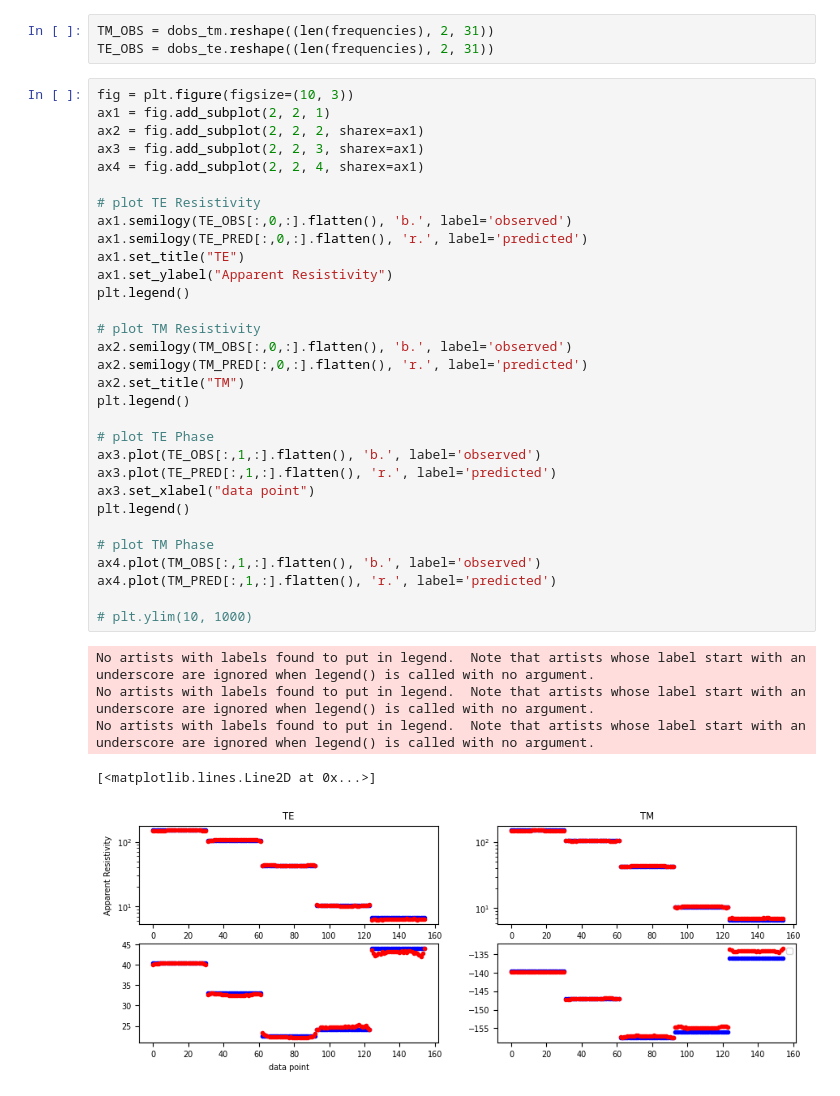
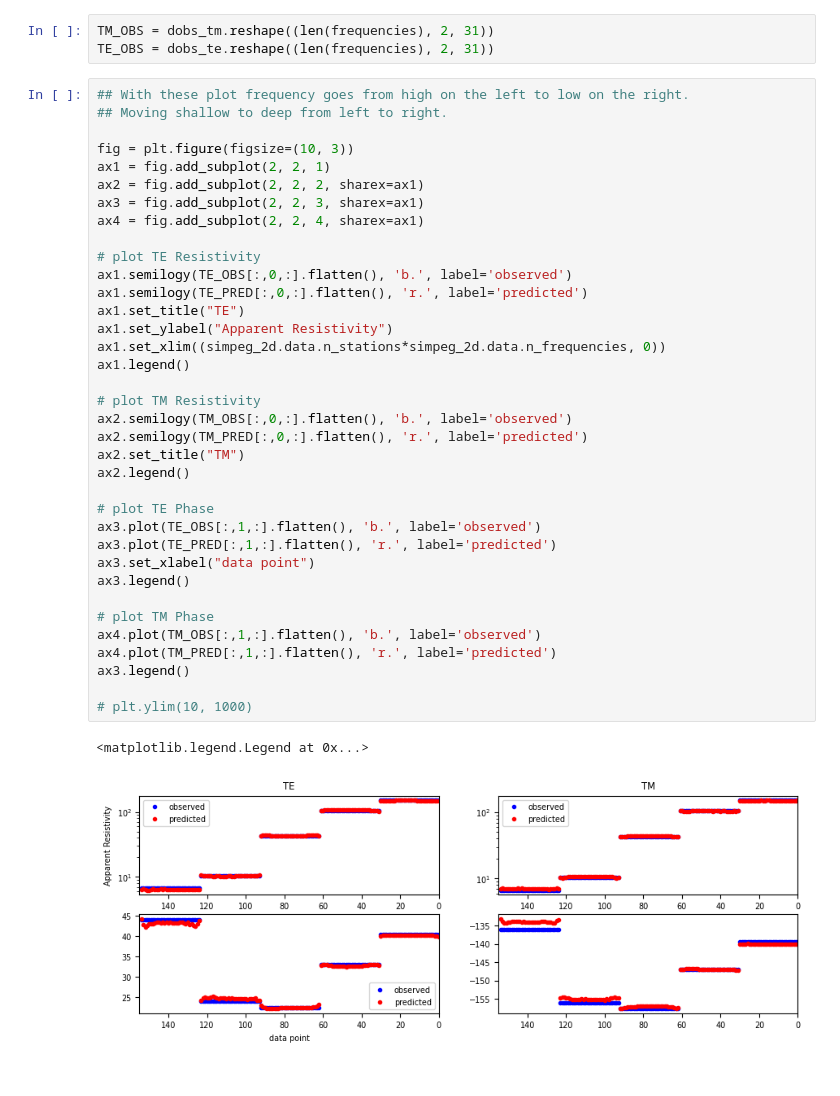
Before and after one commit to simpeg-research/earthscope-mt-course, a Jupyter notebook: notebooks/simpeg/13_2d_from_mtpy_example_sk_jp.ipynb, the cells around one changed output. Drawn from its saved outputs; the diff is of its cells as text.

```diff
--- a/notebooks/simpeg/13_2d_from_mtpy_example_sk_jp.ipynb
+++ b/notebooks/simpeg/13_2d_from_mtpy_example_sk_jp.ipynb
@@ -481,39 +450,41 @@ TM_PRED = dpred.reshape((2, len(frequencies), 2, 31))[1,:,:,:]
 TM_OBS = dobs_tm.reshape((len(frequencies), 2, 31))
 TE_OBS = dobs_te.reshape((len(frequencies), 2, 31))
 # %%
+## With these plot frequency goes from high on the left to low on the right.
+## Moving shallow to deep from left to right.
+
 fig = plt.figure(figsize=(10, 3))
 ax1 = fig.add_subplot(2, 2, 1)
 ax2 = fig.add_subplot(2, 2, 2, sharex=ax1)
 ax3 = fig.add_subplot(2, 2, 3, sharex=ax1)
 ax4 = fig.add_subplot(2, 2, 4, sharex=ax1)
 
 # plot TE Resistivity
 ax1.semilogy(TE_OBS[:,0,:].flatten(), 'b.', label='observed')
 ax1.semilogy(TE_PRED[:,0,:].flatten(), 'r.', label='predicted')
 ax1.set_title("TE")
 ax1.set_ylabel("Apparent Resistivity")
-plt.legend()
+ax1.set_xlim((simpeg_2d.data.n_stations*simpeg_2d.data.n_frequencies, 0))
+ax1.legend()
 
 # plot TM Resistivity
 ax2.semilogy(TM_OBS[:,0,:].flatten(), 'b.', label='observed')
 ax2.semilogy(TM_PRED[:,0,:].flatten(), 'r.', label='predicted')
 ax2.set_title("TM")
-plt.legend()
+ax2.legend()
 
 # plot TE Phase
 ax3.plot(TE_OBS[:,1,:].flatten(), 'b.', label='observed')
 ax3.plot(TE_PRED[:,1,:].flatten(), 'r.', label='predicted')
 ax3.set_xlabel("data point")
-plt.legend()
+ax3.legend()
 
 # plot TM Phase
 ax4.plot(TM_OBS[:,1,:].flatten(), 'b.', label='observed')
 ax4.plot(TM_PRED[:,1,:].flatten(), 'r.', label='predicted')
+ax3.legend()
 
 # plt.ylim(10, 1000)
 # %% [output]
-No artists with labels found to put in legend.  Note that artists whose label start with an underscore are ignored when legend() is called with no argument.
-No artists with labels found to put in legend.  Note that artists whose label start with an underscore are ignored when legend() is called with no argument.
-No artists with labels found to put in legend.  Note that artists whose label start with an underscore are ignored when legend() is called with no argument.
+<matplotlib.legend.Legend at 0x...>
-[<matplotlib.lines.Line2D at 0x...>]
-[figure, old version]
+[figure, new version]
```
Also changed, not shown: parts of 11 cells of this notebook.
